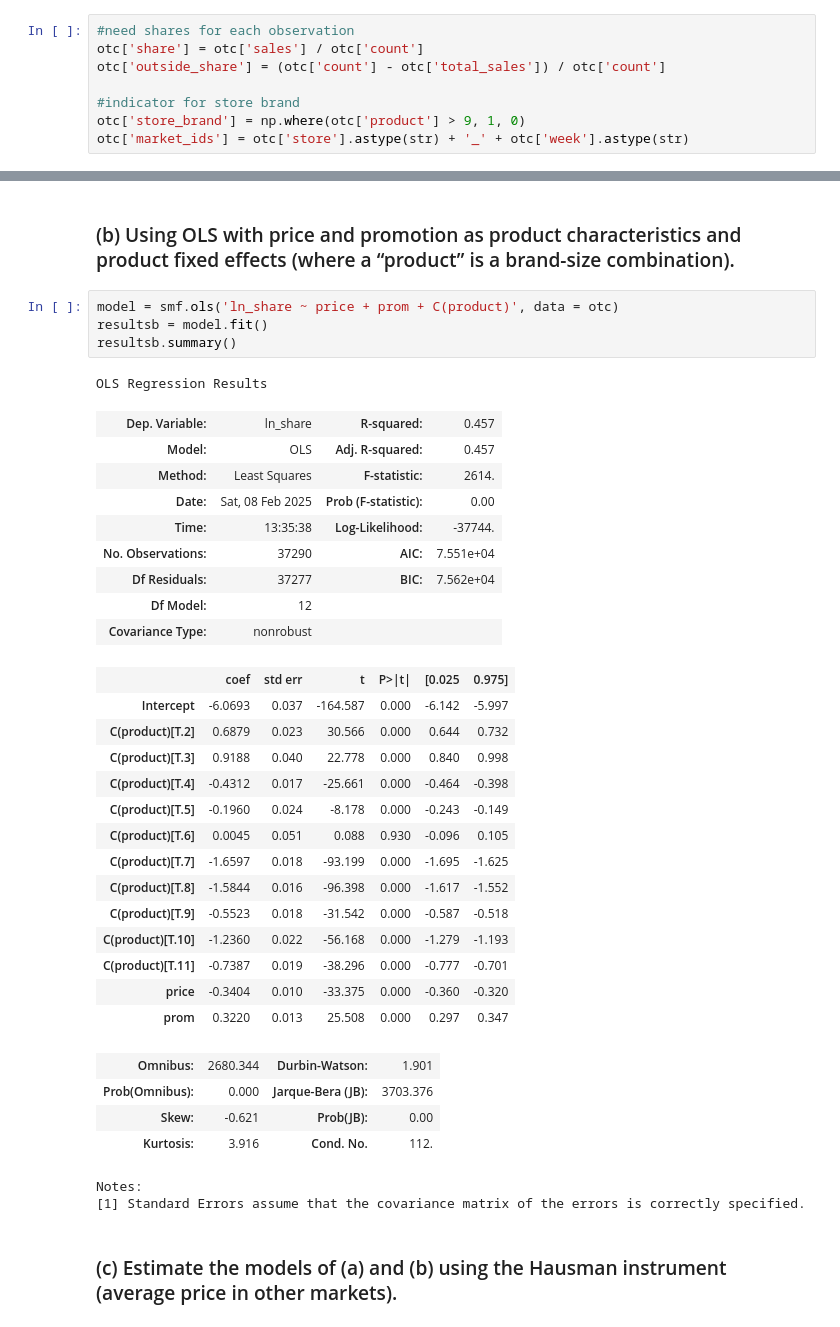
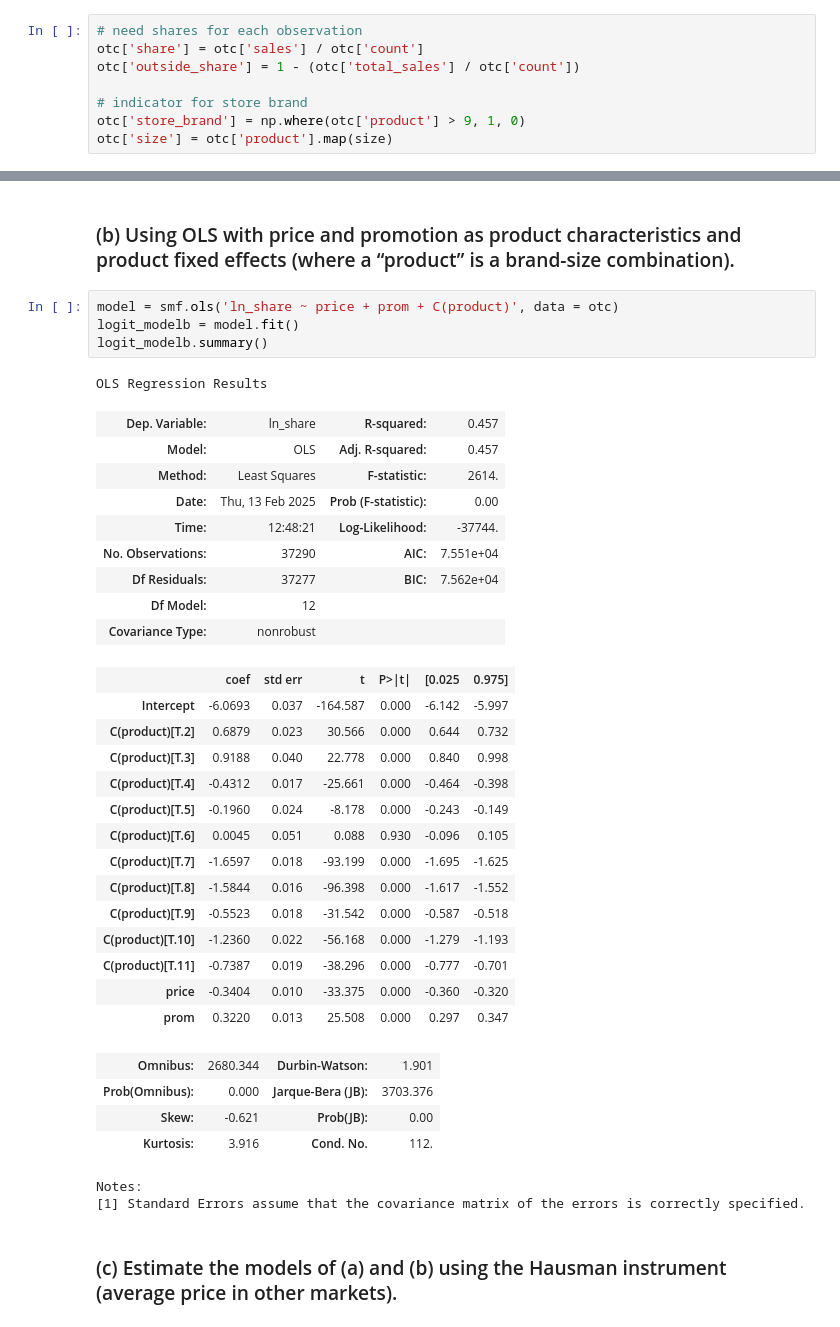
Before and after one commit to michaela-philip/junk-drawer, a Jupyter notebook: cba/ps1.ipynb, the cells around one changed output, grey strips where cells are left out. Drawn from its saved outputs; the diff is of its cells as text.

```diff
--- a/cba/ps1.ipynb
+++ b/cba/ps1.ipynb
@@ -88,11 +86,11 @@ table_1
 # %% [markdown]
 ### (a) Using OLS with price, promotion, and an indicator for whether the product is a “store brand” as product characteristics.
 # %%
-#need shares for each observation
+# need shares for each observation
 otc['share'] = otc['sales'] / otc['count']
-otc['outside_share'] = (otc['count'] - otc['total_sales']) / otc['count']
+otc['outside_share'] = 1 - (otc['total_sales'] / otc['count'])
 
-#indicator for store brand
+# indicator for store brand
 otc['store_brand'] = np.where(otc['product'] > 9, 1, 0)
-otc['market_ids'] = otc['store'].astype(str) + '_' + otc['week'].astype(str)
+otc['size'] = otc['product'].map(size)
 # %%
@@ -128,15 +126,15 @@ Notes:
 ### (b) Using OLS with price and promotion as product characteristics and product fixed effects (where a “product” is a brand-size combination).
 # %%
 model = smf.ols('ln_share ~ price + prom + C(product)', data = otc)
-resultsb = model.fit()
-resultsb.summary()
+logit_modelb = model.fit()
+logit_modelb.summary()
 # %% [output]
 OLS Regression Results
 | Dep. Variable: | ln_share | R-squared: | 0.457 |
 | Model: | OLS | Adj. R-squared: | 0.457 |
 | Method: | Least Squares | F-statistic: | 2614. |
-| Date: | Sat, 08 Feb 2025 | Prob (F-statistic): | 0.00 |
-| Time: | 13:35:38 | Log-Likelihood: | -37744. |
+| Date: | Thu, 13 Feb 2025 | Prob (F-statistic): | 0.00 |
+| Time: | 12:48:21 | Log-Likelihood: | -37744. |
 | No. Observations: | 37290 | AIC: | 7.551e+04 |
 | Df Residuals: | 37277 | BIC: | 7.562e+04 |
 | Df Model: | 12 |  |  |
```
Also changed, not shown: parts of 16 cells of this notebook.
